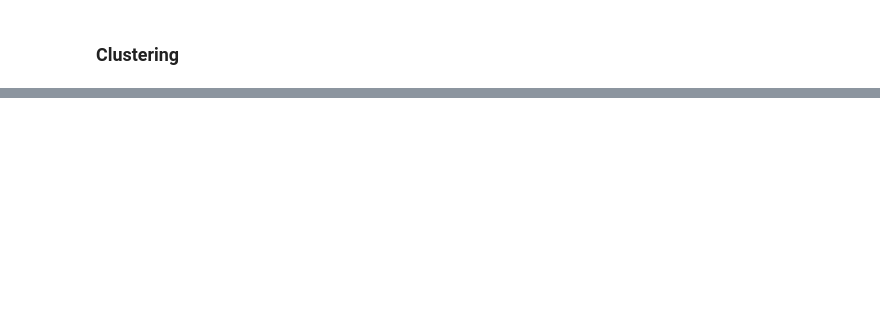
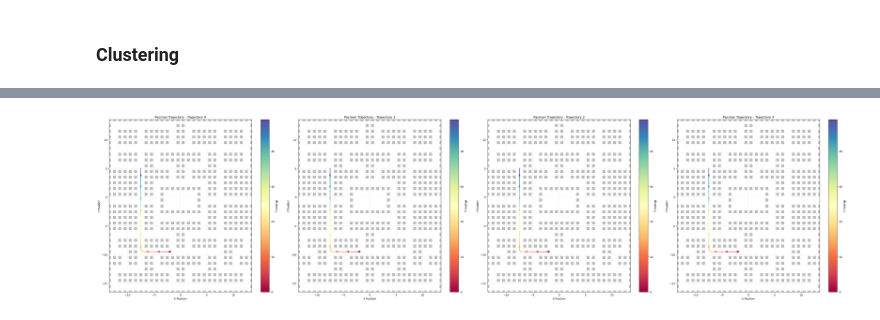
Before and after one commit to PipaFlores/encoder-pacman, a Jupyter notebook: notebooks/Clustering_w_Similarity_Measures.ipynb, the cells around one changed output, grey strips where cells are left out. Drawn from its saved outputs; the diff is of its cells as text; code cells hidden in the pictures; blank space fills up the shorter version.

```diff
--- a/notebooks/Clustering_w_Similarity_Measures.ipynb
+++ b/notebooks/Clustering_w_Similarity_Measures.ipynb
@@ -79,7 +88,7 @@ games = data.game_df['game_id'].to_list()
 subtraj_lists = []
 
 for game in games:
-    sub_traj = data.get_partial_trajectory_array(game_id= game, end_timestep= 20)
+    sub_traj = data.get_partial_trajectory_array(game_id=game, end_timestep= 50)
     subtraj_lists.append(sub_traj)
 
 # viz.plot_multiple_trajectories(trajectories=subtraj_lists, plot_type="line")
@@ -232,0 +178,8 @@ clusters_df
+# %%
+cluster_1 = pd.Series(subtraj_lists)[labels == 1]
+
+subset = cluster_1.sample(4).tolist()
+viz = vis.GameVisualizer(figsize=[10,10])
+viz.plot_multiple_trajectories(trajectories=subset,plot_type='line')
+# %% [output]
+[figure, added]
```
Also changed, not shown: parts of 19 cells of this notebook, 3 other files.
